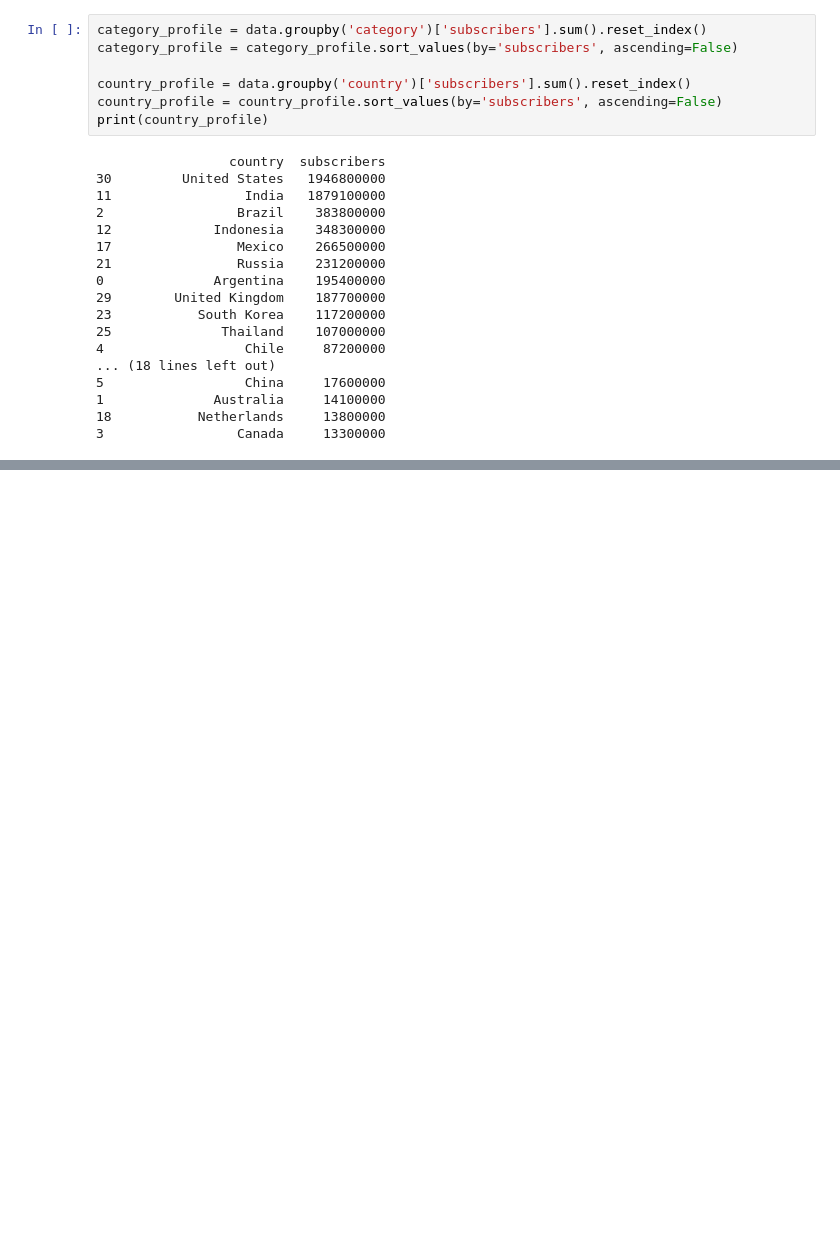
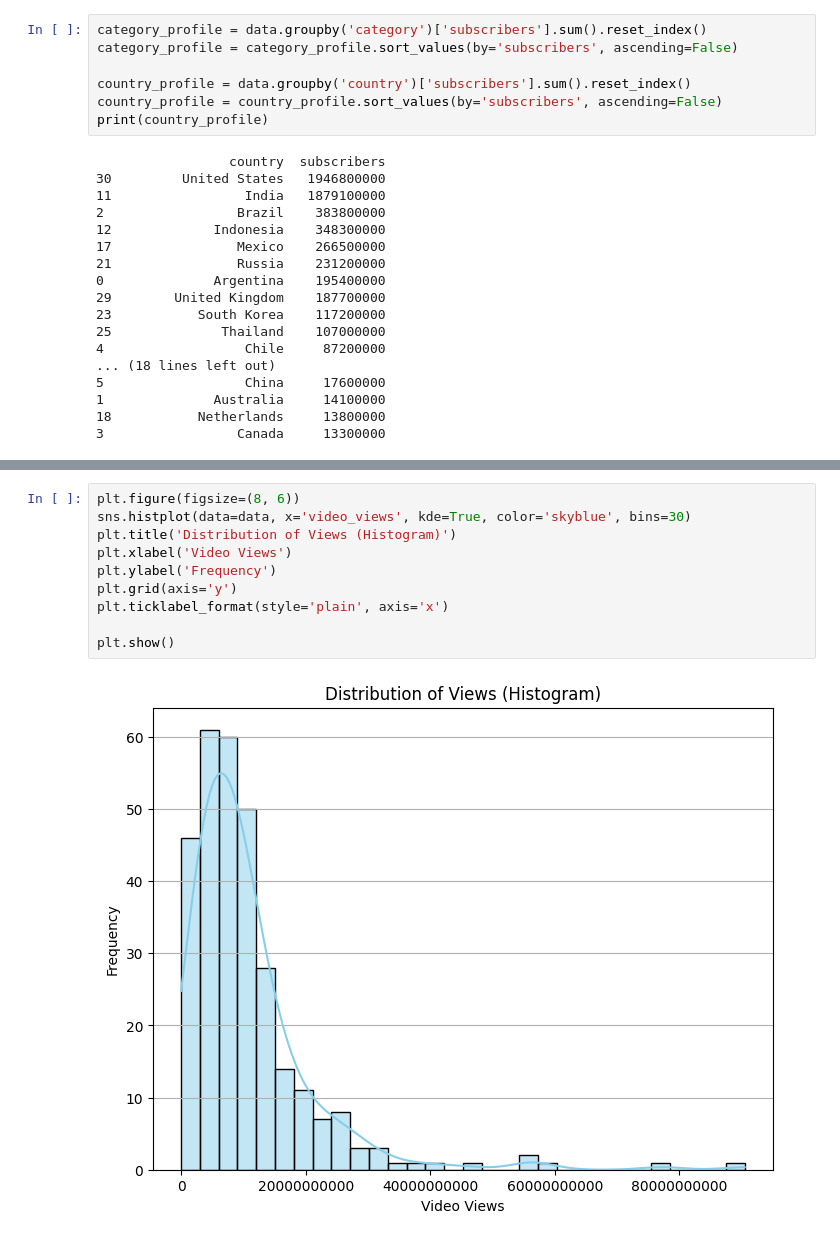
Before and after one commit to deepak7056/python_dataset, a Jupyter notebook: dataset2.ipynb, the cells around one changed output, grey strips where cells are left out. Cells and saved outputs as stored; diff of their text form; blank space fills up the shorter version.

```diff
--- a/dataset2.ipynb
+++ b/dataset2.ipynb
@@ -180,0 +217,12 @@ Passing `palette` without assigning `hue` is deprecated and will be removed in v
+# %%
+plt.figure(figsize=(8, 6))
+sns.histplot(data=data, x='video_views', kde=True, color='skyblue', bins=30)
+plt.title('Distribution of Views (Histogram)')
+plt.xlabel('Video Views')
+plt.ylabel('Frequency')
+plt.grid(axis='y')
+plt.ticklabel_format(style='plain', axis='x')
+
+plt.show()
+# %% [output]
+[figure, added]
```
Also changed, not shown: parts of 6 cells of this notebook.
